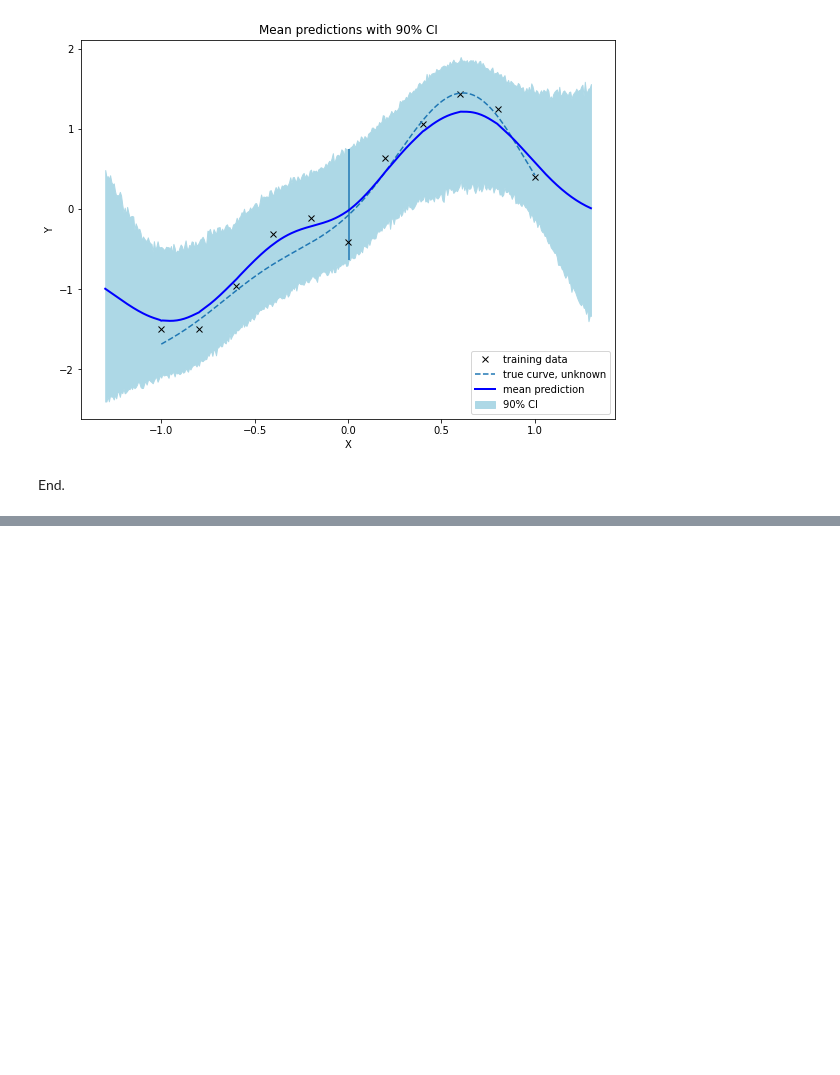
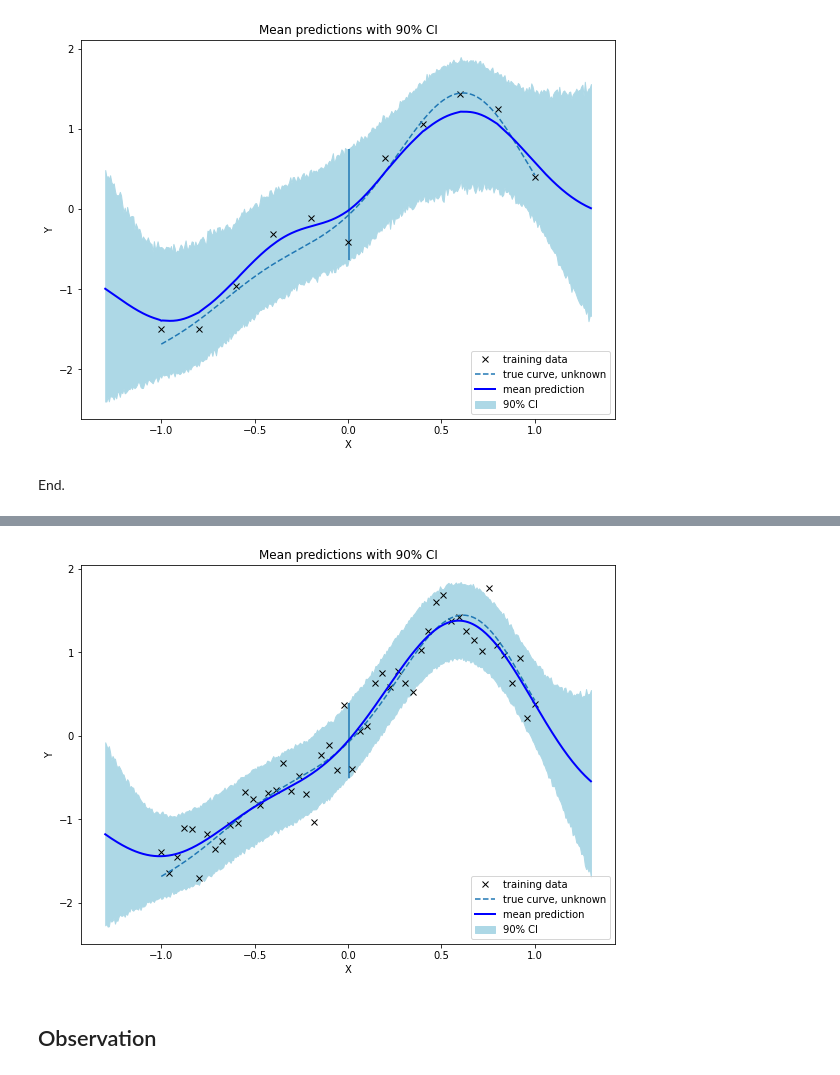
Before and after one commit to yongduek/lectures, a Jupyter notebook: ML_Topics/GP/GP_Regression_numpyro.ipynb, the cells around one changed output, grey strips where cells are left out. Drawn from its saved outputs; the diff is of its cells as text; code cells hidden in the pictures; blank space fills up the shorter version.

```diff
--- a/ML_Topics/GP/GP_Regression_numpyro.ipynb
+++ b/ML_Topics/GP/GP_Regression_numpyro.ipynb
@@ -214,0 +422,21 @@ End.
+# %%
+mean_prediction = np.mean(means, axis=0)
+percentiles = np.percentile(predictions, [5.0, 95.0], axis=0)
+
+# make plots
+fig, ax = plt.subplots(figsize=(8, 6), constrained_layout=True)
+# plot training data
+ax.plot(X, Y, 'kx', label='training data')
+ax.plot(X_, Y_, '--', label='true curve, unknown')
+# plot 90% confidence level of predictions
+ax.fill_between(X_test, percentiles[0, :], percentiles[1, :], color='lightblue', label='90% CI')
+# plot mean prediction
+ax.plot(X_test, mean_prediction, 'blue', ls='solid', lw=2.0, label='mean prediction')
+ax.set(xlabel="X", ylabel="Y", title="Mean predictions with 90% CI");
+ax.legend(loc='lower right');
+
+ax.vlines(x=X_test[i], ymin=perc90[0], ymax=perc90[1]);
+# %% [output]
+[figure, added]
+# %% [markdown]
+## Observation
```
Also changed, not shown: parts of 33 cells of this notebook.
